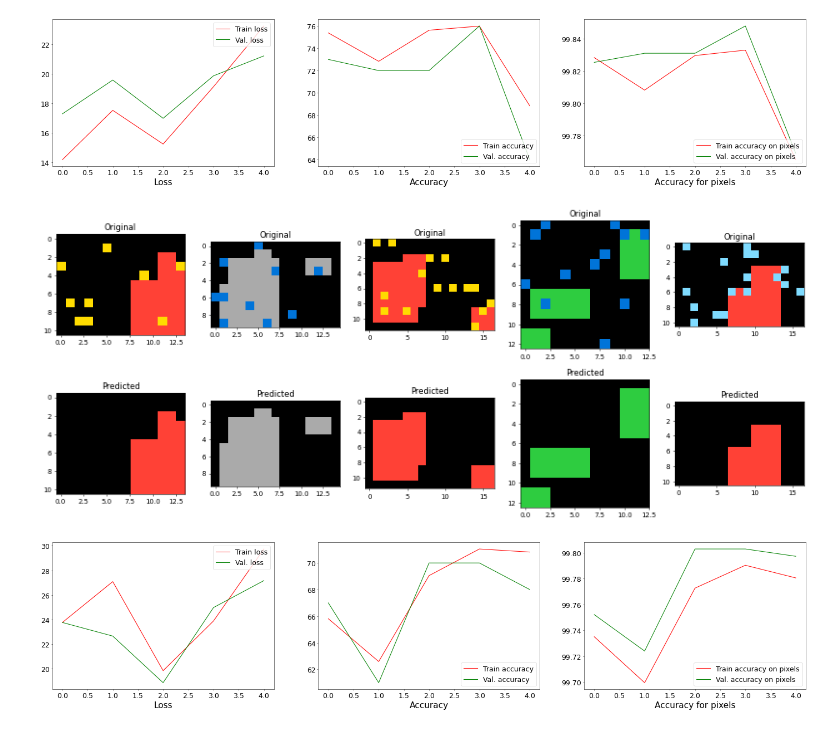
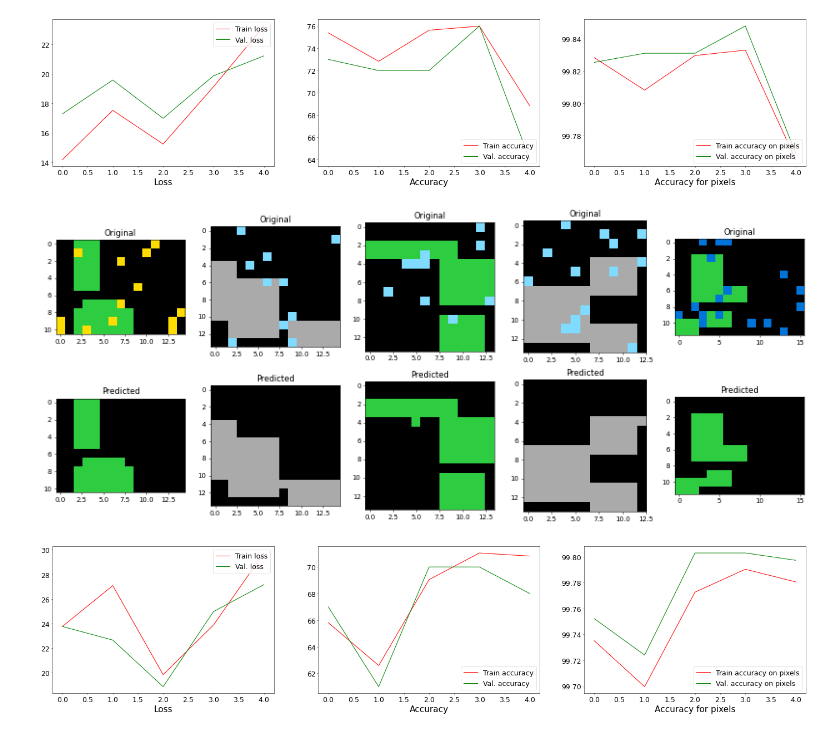
Before and after one commit to EgonFerri/Final_project_Aml_ARC, a Jupyter notebook: Task_analysis_Egon.ipynb, the cells around one changed output. Cells and saved outputs as stored; diff of their text form; code cells hidden in the pictures.

```diff
--- a/Task_analysis_Egon.ipynb
+++ b/Task_analysis_Egon.ipynb
@@ -1162,9 +1162,9 @@ plot_metrics(load_results(path, 'CNN_result_T4'))
 # %% [output]
 [figure]
 # %%
-compare_plots(load_results(path, 'CNN_predictions_T4'), n=5) # 5 wrong predictions
+compare_plots(load_results(path, 'CNN_wrong_pred_T4'), n=5) # 5 wrong predictions
 # %% [output]
-[figure, old version]
+[figure, new version]
 # %%
 # Training
 CNN_no_result_T4, CNN_no_predictions_T4, CNN_no_wrong_pred_T4 = evaluate_metrics(TaskSolver(),
```
Also changed, not shown: parts of 5 cells of this notebook, 15 other files.
